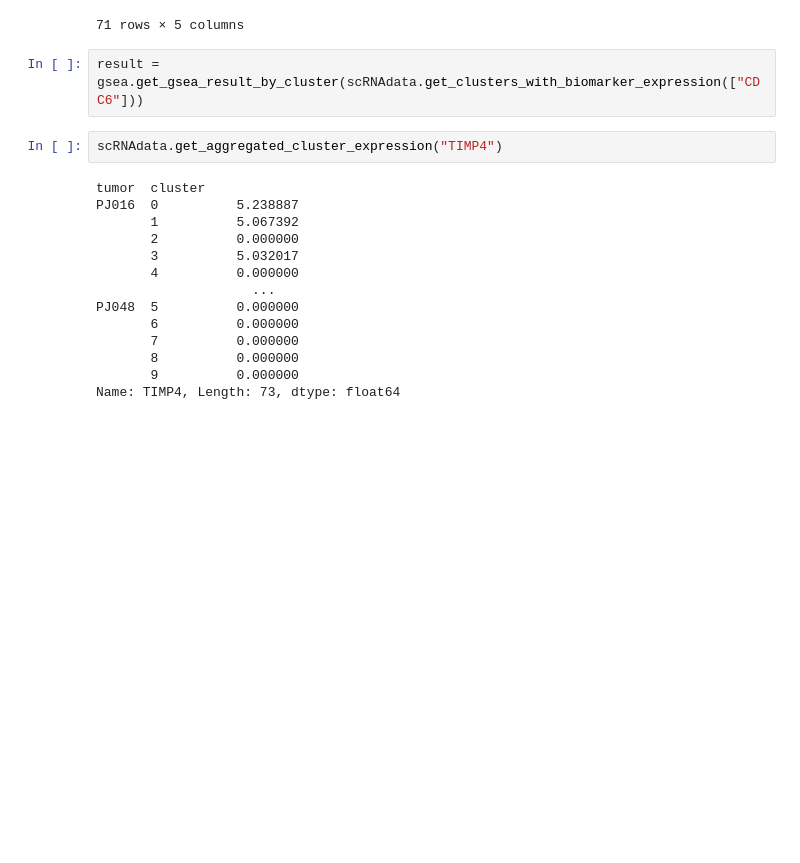
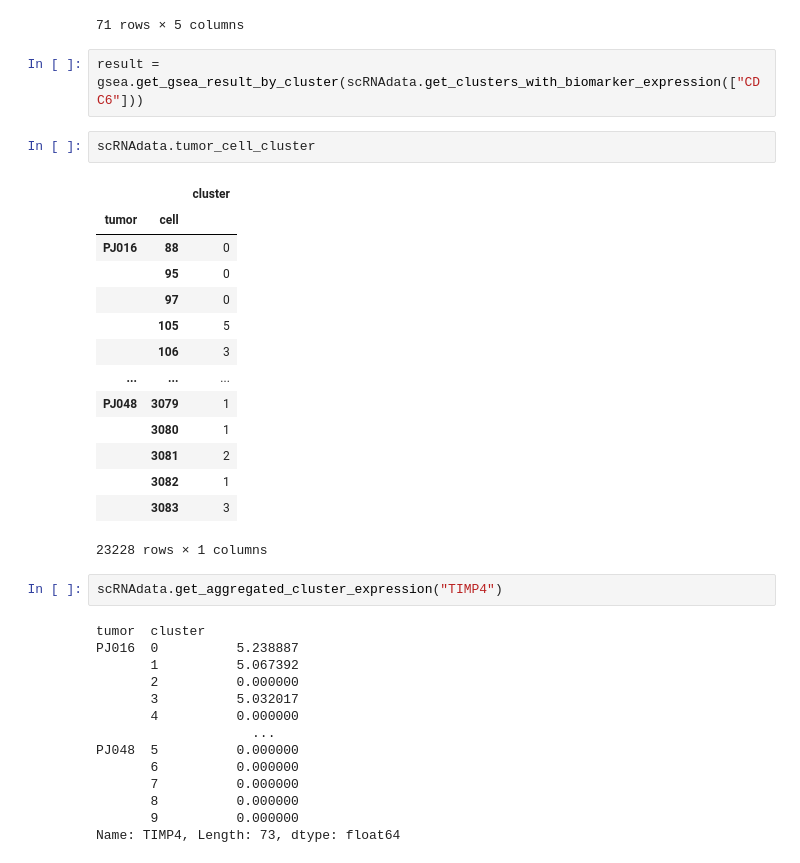
Before and after one commit to NCBI-Codeathons/Identifying-bulk-RNA-seq-derived-biomarkers-of-cancer-risk-within-single-cell-populations, a Jupyter notebook: notebooks/Gene Set Enrichment Analysis.ipynb, the cells around one changed output. Drawn from its saved outputs; the diff is of its cells as text; blank space fills up the shorter version.

```diff
--- a/Gene Set Enrichment Analysis.ipynb
+++ b/notebooks/Gene Set Enrichment Analysis.ipynb
@@ -114,6 +114,23 @@ gsea.get_gsea_result()[gsea.get_gsea_result().columns[:5]]
 71 rows × 5 columns
 # %%
 result = gsea.get_gsea_result_by_cluster(scRNAdata.get_clusters_with_biomarker_expression(["CDC6"]))
+# %%
+scRNAdata.tumor_cell_cluster
+# %% [output]
+|  |  | cluster |
+| tumor | cell |  |
+| PJ016 | 88 | 0 |
+|  | 95 | 0 |
+|  | 97 | 0 |
+|  | 105 | 5 |
+|  | 106 | 3 |
+| ... | ... | ... |
+| PJ048 | 3079 | 1 |
+|  | 3080 | 1 |
+|  | 3081 | 2 |
+|  | 3082 | 1 |
+|  | 3083 | 3 |
+23228 rows × 1 columns
 # %%
 scRNAdata.get_aggregated_cluster_expression("TIMP4")
 # %% [output]
```
Also changed, not shown: 3 other files.
